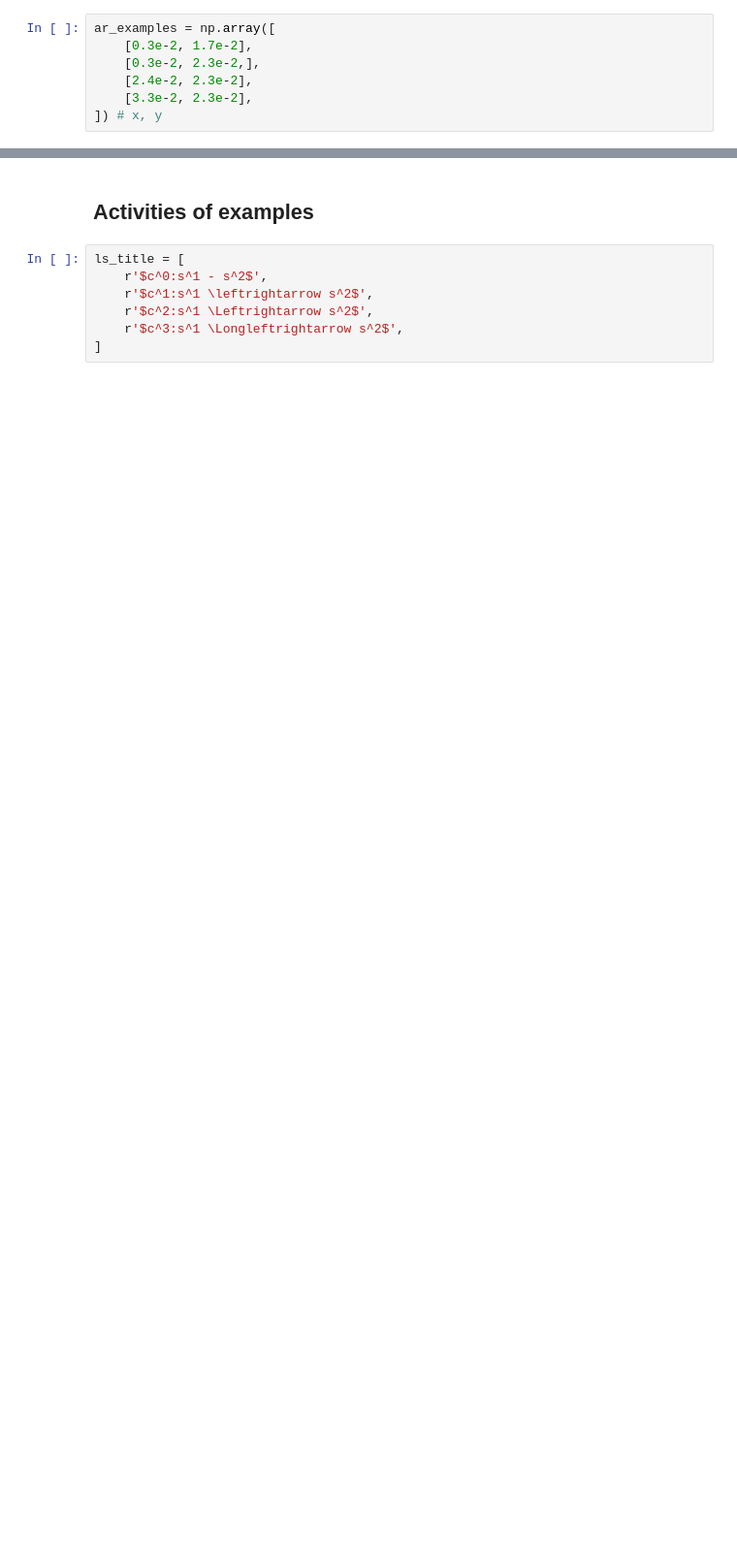
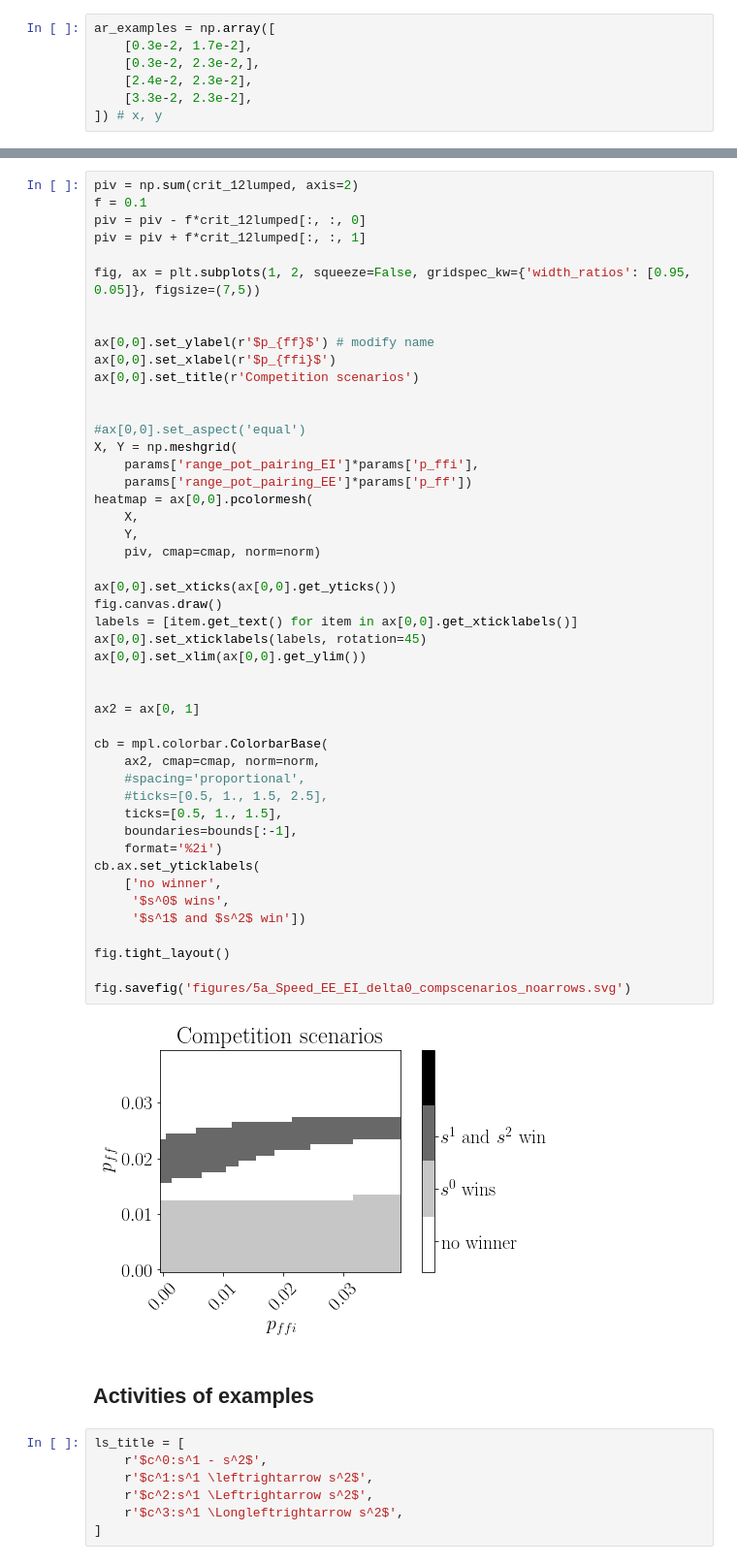
Before and after one commit to tristanstoeber/sequence_competition_cooperation, a Jupyter notebook: 5a_SpeedOfCooperatingSequences_WithFfInhibition.ipynb, the cells around one changed output, grey strips where cells are left out. Shown at 97% size. Drawn from its saved outputs; the diff is of its cells as text; blank space fills up the shorter version.

```diff
--- a/5a_SpeedOfCooperatingSequences_WithFfInhibition.ipynb
+++ b/5a_SpeedOfCooperatingSequences_WithFfInhibition.ipynb
@@ -200,3 +204,52 @@ fig.savefig('figures/5a_Speed_EE_EI_delta0_compscenarios.svg')
+# %%
+piv = np.sum(crit_12lumped, axis=2)
+f = 0.1
+piv = piv - f*crit_12lumped[:, :, 0]
+piv = piv + f*crit_12lumped[:, :, 1]
+
+fig, ax = plt.subplots(1, 2, squeeze=False, gridspec_kw={'width_ratios': [0.95, 0.05]}, figsize=(7,5))
+
+
+ax[0,0].set_ylabel(r'$p_{ff}$') # modify name
+ax[0,0].set_xlabel(r'$p_{ffi}$')
+ax[0,0].set_title(r'Competition scenarios')
+
+
+#ax[0,0].set_aspect('equal')
+X, Y = np.meshgrid(
+    params['range_pot_pairing_EI']*params['p_ffi'],
+    params['range_pot_pairing_EE']*params['p_ff'])
+heatmap = ax[0,0].pcolormesh(
+    X,
+    Y,
+    piv, cmap=cmap, norm=norm)
+
+ax[0,0].set_xticks(ax[0,0].get_yticks())
+fig.canvas.draw()
+labels = [item.get_text() for item in ax[0,0].get_xticklabels()]
+ax[0,0].set_xticklabels(labels, rotation=45)
+ax[0,0].set_xlim(ax[0,0].get_ylim())
+
+
+ax2 = ax[0, 1]
+
+cb = mpl.colorbar.ColorbarBase(
+    ax2, cmap=cmap, norm=norm,
+    #spacing='proportional',
+    #ticks=[0.5, 1., 1.5, 2.5],
+    ticks=[0.5, 1., 1.5],
+    boundaries=bounds[:-1],
+    format='%2i')
+cb.ax.set_yticklabels(
+    ['no winner',
+     '$s^0$ wins',
+     '$s^1$ and $s^2$ win'])
+
+fig.tight_layout()
+
+fig.savefig('figures/5a_Speed_EE_EI_delta0_compscenarios_noarrows.svg')
+# %% [output]
+[figure, added]
 # %% [markdown]
 ## Activities of examples
 # %%
```
Also changed, not shown: parts of 12 cells of this notebook, 10 other files.
